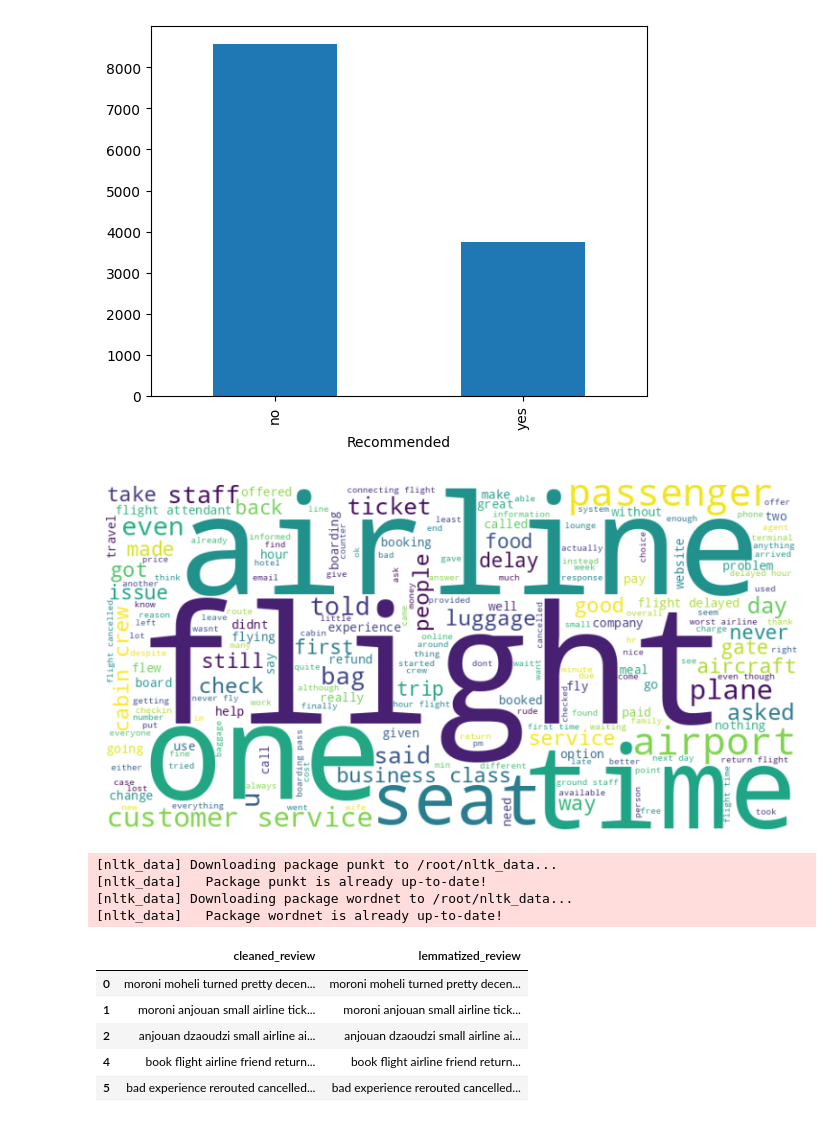
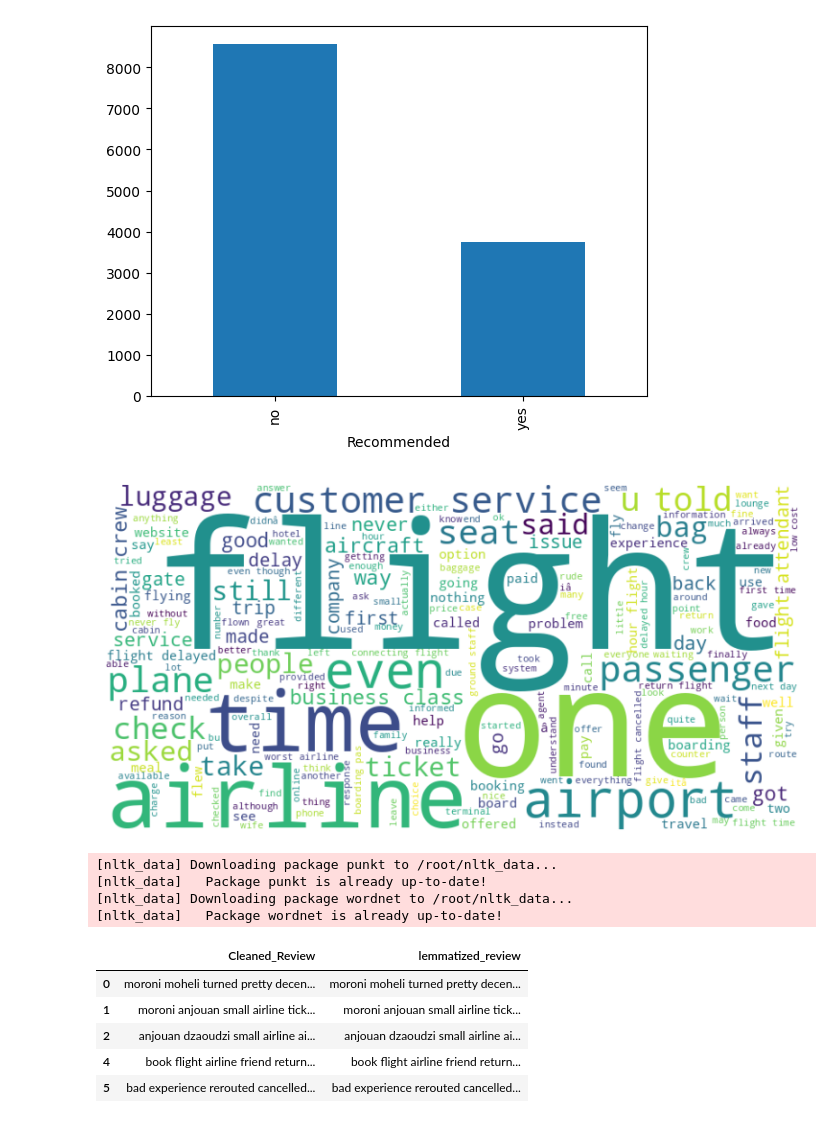
Before and after one commit to harshamathew1/Sentiment_analysis, a Jupyter notebook: project.ipynb, the cells around one changed output. Drawn from its saved outputs; the diff is of its cells as text; code cells hidden in the pictures.

```diff
--- a/project.ipynb
+++ b/project.ipynb
@@ -154,20 +165,22 @@ print(df.head())
 # %%
 # Download stopwords
+nltk.download('punkt')
 nltk.download('stopwords')
+nltk.download('wordnet')
 stop_words = set(stopwords.words('english'))
 
+# Basic text cleaning function
 def clean_text(text):
-    # Remove special characters and numbers
-    text = re.sub(r'[^A-Za-z\s]', '', text)
-    # Convert to lowercase
-    text = text.lower()
-    # Remove stopwords
-    text = ' '.join([word for word in text.split() if word not in stop_words])
-    return text
+    text = re.sub(r'\W', ' ', text)  # Remove non-alphanumeric characters
+    text = text.lower()  # Convert to lowercase
+    text = word_tokenize(text)  # Tokenize the text
+    lemmatizer = WordNetLemmatizer()
+    text = [lemmatizer.lemmatize(word) for word in text if word not in stopwords.words('english')]  # Remove stopwords and lemmatize
+    return ' '.join(text)
 
-# Apply the cleaning function to the review column
-df['cleaned_review'] = df['Review'].apply(clean_text)
+# Apply the preprocessing function to the 'Review' column
+df['Cleaned_Review'] = df['Review'].apply(clean_text)
 
-# Display the cleaned text
-print(df[['Review', 'cleaned_review']].head())
+# Display the cleaned review texts
+print(df[['Review', 'Cleaned_Review']].head())
 # %% [output]
@@ -197,15 +214,15 @@ if 'Recommended' in df.columns:
 [figure]
 # %%
 # Generate word cloud
-wordcloud = WordCloud(width=800, height=400, background_color='white').generate(' '.join(df['cleaned_review']))
+wordcloud = WordCloud(width=800, height=400, background_color='white').generate(' '.join(df['Cleaned_Review']))
 
 # Plot the word cloud
 plt.figure(figsize=(10, 5))
 plt.imshow(wordcloud, interpolation='bilinear')
 plt.axis('off')
 plt.show()
 # %% [output]
-[figure, old version]
+[figure, new version]
 # %%
 # Download necessary NLTK data
 nltk.download('punkt')
@@ -219,16 +236,16 @@ def lemmatize_text(text):
     return ' '.join(lemmatized_tokens)
 
 # Apply the lemmatization function
-df['lemmatized_review'] = df['cleaned_review'].apply(lemmatize_text)
+df['lemmatized_review'] = df['Cleaned_Review'].apply(lemmatize_text)
 
 # Display the lemmatized text
-df[['cleaned_review', 'lemmatized_review']].head()
+df[['Cleaned_Review', 'lemmatized_review']].head()
 # %% [output]
 [nltk_data] Downloading package punkt to /root/nltk_data...
 [nltk_data]   Package punkt is already up-to-date!
 [nltk_data] Downloading package wordnet to /root/nltk_data...
 [nltk_data]   Package wordnet is already up-to-date!
-|  | cleaned_review | lemmatized_review |
+|  | Cleaned_Review | lemmatized_review |
 | 0 | moroni moheli turned pretty decen... | moroni moheli turned pretty decen... |
 | 1 | moroni anjouan small airline tick... | moroni anjouan small airline tick... |
 | 2 | anjouan dzaoudzi small airline ai... | anjouan dzaoudzi small airline ai... |
```
Also changed, not shown: parts of 7 cells of this notebook.
